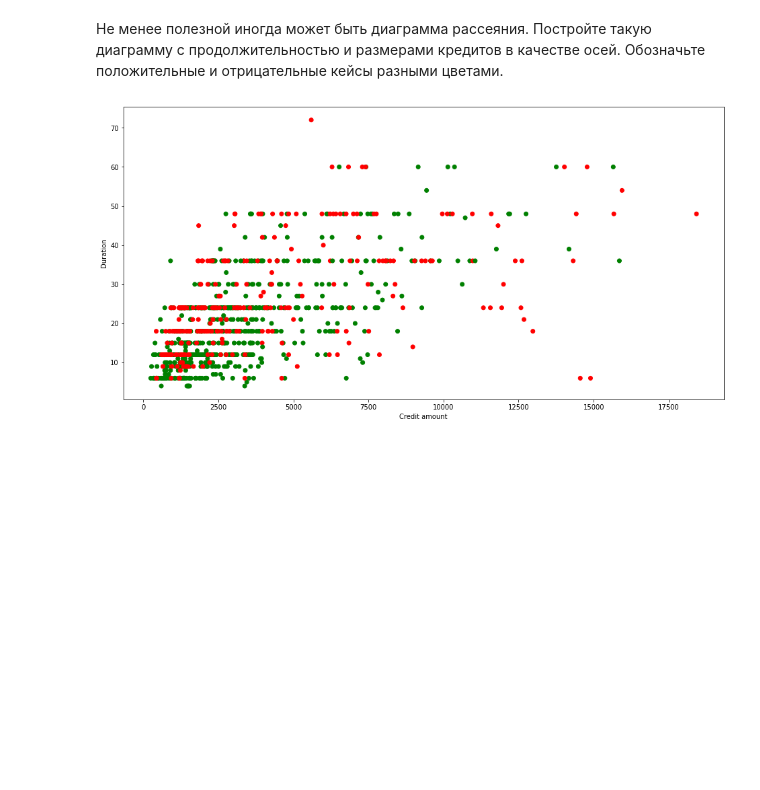
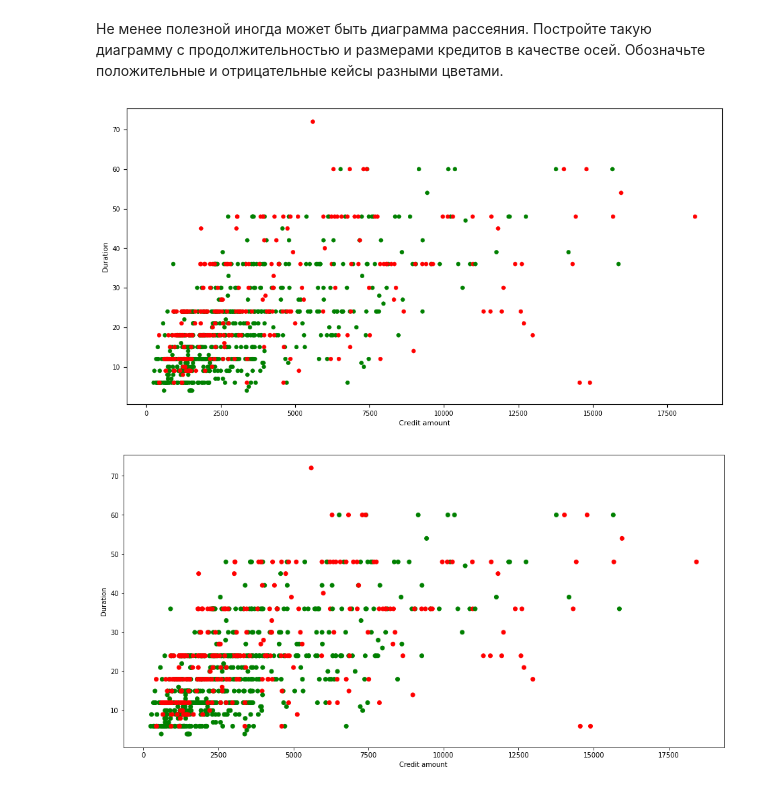
Before and after one commit to asemenyk24/homework_4, a Jupyter notebook: Семенюк_А_А_Визуализации_в_Python_.ipynb, the cells around one changed output. Cells and saved outputs as stored; diff of their text form; code cells hidden in the pictures; blank space fills up the shorter version.

```diff
--- a/Семенюк_А_А_Визуализации_в_Python_.ipynb
+++ b/Семенюк_А_А_Визуализации_в_Python_.ipynb
@@ -175,3 +247,27 @@ seaborn легко позволяет добавить ещё больше ин
+# %%
+# ваш код здесь
+
+plt.figure(figsize=(12, 6))
+sns.scatterplot(
+    data=df,
+    x='amount',
+    y='duration',
+    hue='credit_risk',
+    palette={'good': 'green', 'bad': 'red'},
+    edgecolor=None,
+    legend=False,
+    s=20
+)
+
+# Настройки шрифта
+plt.xticks(fontsize=7)
+plt.yticks(fontsize=7)
+plt.xlabel('Credit amount', fontsize=8)
+plt.ylabel('Duration', fontsize=8)
+
+plt.show()
+# %% [output]
+[figure, added]
 # %%
 # то что должно получиться
 # %% [output]
```
Also changed, not shown: parts of 13 cells of this notebook.
